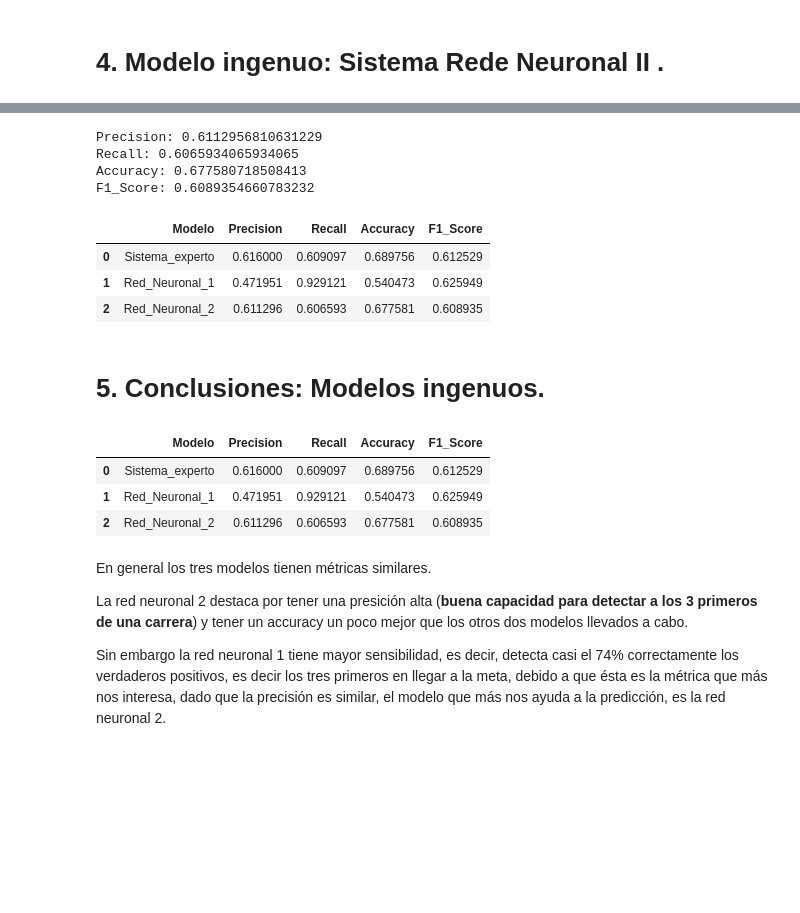
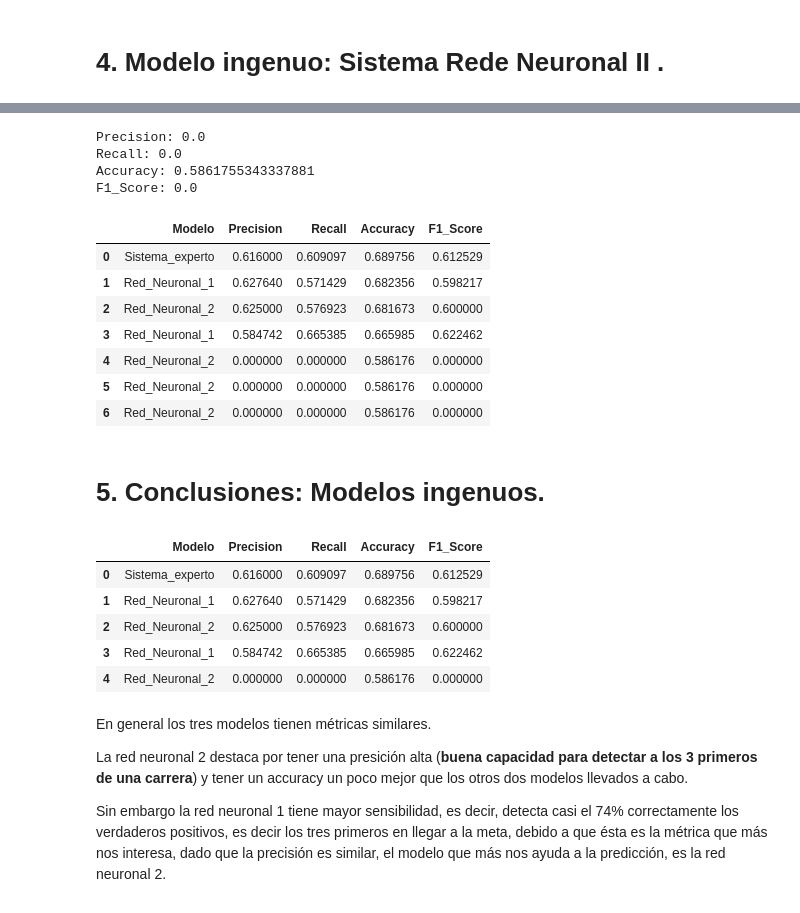
Before and after one commit to jsebastianquiroga/Big_Data-_Derby_2022_SI, a Jupyter notebook: Notebooks/sistemas_inteligentes.ipynb, the cells around one changed output, grey strips where cells are left out. Saved outputs shown, nothing was run; the diff lists cells and outputs as text; code cells hidden in the pictures; blank space fills up the shorter version.

```diff
--- a/Notebooks/sistemas_inteligentes.ipynb
+++ b/Notebooks/sistemas_inteligentes.ipynb
@@ -949,24 +951,29 @@ y_train_2=train_2[TargetVariable_2]
 X_test_2=test_2[Predictors_2]
 y_test_2=test_2[TargetVariable_2]
 
-X_train_2=np.asarray(X_train_2).astype(np.float32)
+from sklearn.preprocessing import StandardScaler
+
+scaler = StandardScaler()
+X_train_scaled = scaler.fit_transform(X_train_2)
+X_test_scaled = scaler.transform(X_test_2)
 # %%
+import tensorflow.compat.v2 as tf
 from tensorflow.keras import layers
 from tensorflow.keras import initializers
 from tensorflow.keras.callbacks import EarlyStopping
 
 from sklearn import preprocessing
 
-early_stopping = EarlyStopping()
-classifier2 = Sequential()
-classifier2.add(Dense(units=3, input_dim=3, activation='sigmoid'))
-classifier2.add(Dense(units=14, activation='sigmoid'))
+early_stopping = tf.keras.callbacks.EarlyStopping(monitor='loss', patience=3)
+classifier2 = tf.keras.Sequential()
+classifier2.add(tf.keras.layers.Dense(units=3, input_dim=3, activation='sigmoid'))
+classifier2.add(tf.keras.layers.Dense(units=14, activation='sigmoid'))
 
-classifier2.add(Dense(units=1, activation='relu'))
+classifier2.add(tf.keras.layers.Dense(units=1, activation='relu'))
 
 classifier2.compile(optimizer='Adam', loss='binary_crossentropy', metrics=['accuracy'])
 
 # fitting the Neural Network on the training data
-classifier2.fit(X_train_2,y_train_2, batch_size=32 , epochs=10, verbose=1, callbacks=[early_stopping])
+history  = classifier2.fit(X_train_scaled, y_train_2, batch_size=32 , epochs=10, verbose=1, callbacks=[early_stopping])
 # %% [output]
 Epoch 1/10
@@ -993,0 +993,5 @@ y_pred2 = classifier2.predict(X_test_2.values)
+# %%
+predictions  = classifier2.predict(X_test_scaled)
+y_pred2 = [
+    1 if prob > 0.35 else 0 for prob in np.ravel(predictions)
+]
@@ -994,29 +1020,33 @@ y_pred2 = classifier2.predict(X_test_2.values)
 # %%
 #y_pred2 = np.where(y_pred2 <0.5, 0, 1)
-print('Precision:',precision_score(y_test_2, y_pred2.round()))
-print('Recall:',recall_score(y_test_2,y_pred2.round()))
-print('Accuracy:',accuracy_score(y_test_2,y_pred2.round()))
-print('F1_Score:',f1_score(y_test_2,y_pred2.round()))
+print('Precision:',precision_score(y_test_2, y_pred2))
+print('Recall:',recall_score(y_test_2,y_pred2))
+print('Accuracy:',accuracy_score(y_test_2,y_pred2))
+print('F1_Score:',f1_score(y_test_2,y_pred2))
 # %% [output]
-Precision: 0.6112956810631229
-Recall: 0.6065934065934065
-Accuracy: 0.677580718508413
-F1_Score: 0.6089354660783232
+Precision: 0.0
+Recall: 0.0
+Accuracy: 0.5861755343337881
+F1_Score: 0.0
 # %%
 d2 = {'Modelo': ['Red_Neuronal_2'],
-     'Precision': precision_score(y_test, y_pred2.round()),
-     'Recall': recall_score(y_test, y_pred2.round()),
-     'Accuracy': accuracy_score(y_test, y_pred2.round()),
-      'F1_Score': f1_score(y_test, y_pred2.round())}
+     'Precision': precision_score(y_test, y_pred2),
+     'Recall': recall_score(y_test, y_pred2),
+     'Accuracy': accuracy_score(y_test, y_pred2),
+      'F1_Score': f1_score(y_test, y_pred2)}
 Resultados2 = pd.DataFrame(data=d2)
 
 Resultados = Resultados.append(Resultados2, ignore_index=True)
 Resultados
 # %% [output]
 |  | Modelo | Precision | Recall | Accuracy | F1_Score |
 | 0 | Sistema_experto | 0.616000 | 0.609097 | 0.689756 | 0.612529 |
-| 1 | Red_Neuronal_1 | 0.471951 | 0.929121 | 0.540473 | 0.625949 |
-| 2 | Red_Neuronal_2 | 0.611296 | 0.606593 | 0.677581 | 0.608935 |
+| 1 | Red_Neuronal_1 | 0.627640 | 0.571429 | 0.682356 | 0.598217 |
+| 2 | Red_Neuronal_2 | 0.625000 | 0.576923 | 0.681673 | 0.600000 |
+| 3 | Red_Neuronal_1 | 0.584742 | 0.665385 | 0.665985 | 0.622462 |
+| 4 | Red_Neuronal_2 | 0.000000 | 0.000000 | 0.586176 | 0.000000 |
+| 5 | Red_Neuronal_2 | 0.000000 | 0.000000 | 0.586176 | 0.000000 |
+| 6 | Red_Neuronal_2 | 0.000000 | 0.000000 | 0.586176 | 0.000000 |
 # %% [markdown]
 # <h1><strong> 5. Conclusiones: Modelos ingenuos.</h1></strong>
 # %%
@@ -1024,8 +1054,10 @@ Resultados
 # %% [output]
 |  | Modelo | Precision | Recall | Accuracy | F1_Score |
 | 0 | Sistema_experto | 0.616000 | 0.609097 | 0.689756 | 0.612529 |
-| 1 | Red_Neuronal_1 | 0.471951 | 0.929121 | 0.540473 | 0.625949 |
-| 2 | Red_Neuronal_2 | 0.611296 | 0.606593 | 0.677581 | 0.608935 |
+| 1 | Red_Neuronal_1 | 0.627640 | 0.571429 | 0.682356 | 0.598217 |
+| 2 | Red_Neuronal_2 | 0.625000 | 0.576923 | 0.681673 | 0.600000 |
+| 3 | Red_Neuronal_1 | 0.584742 | 0.665385 | 0.665985 | 0.622462 |
+| 4 | Red_Neuronal_2 | 0.000000 | 0.000000 | 0.586176 | 0.000000 |
 # %% [markdown]
 En general los tres modelos tienen métricas similares.
 
```
Also changed, not shown: parts of 7 cells of this notebook.
